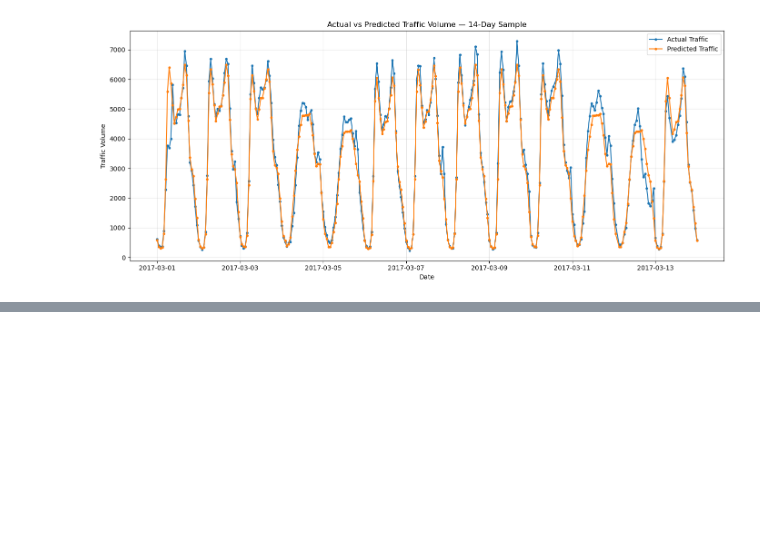
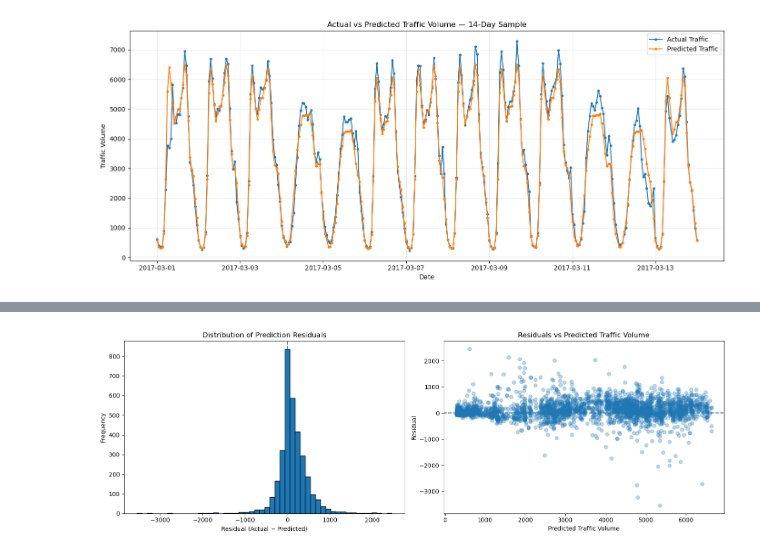
Before and after one commit to abhisarthak/traffic-volume-prediction-analysis, a Jupyter notebook: traffic_volume_prediction.ipynb, the cells around one changed output, grey strips where cells are left out. Cells and saved outputs as stored; diff of their text form; code cells hidden in the pictures; blank space fills up the shorter version.

```diff
--- a/traffic_volume_prediction.ipynb
+++ b/traffic_volume_prediction.ipynb
@@ -2173,0 +1745,6 @@ Name: error, dtype: float64
+# %%
+# Calculate residuals
+residuals = y_test_final.values - y_pred_final
+
+print("Residual Summary:")
+print(pd.Series(residuals).describe())
@@ -2173,0 +1762,27 @@ Name: error, dtype: float64
+# %%
+import matplotlib.pyplot as plt
+
+fig, axes = plt.subplots(1, 2, figsize=(15, 5))
+
+# 1. Residual Distribution
+axes[0].hist(residuals, bins=50, edgecolor="black")
+axes[0].axvline(0, linestyle="--")
+axes[0].set_title("Distribution of Prediction Residuals")
+axes[0].set_xlabel("Residual (Actual − Predicted)")
+axes[0].set_ylabel("Frequency")
+
+# 2. Residuals vs Predicted Values
+axes[1].scatter(
+    y_pred_final,
+    residuals,
+    alpha=0.3
+)
+axes[1].axhline(0, linestyle="--")
+axes[1].set_title("Residuals vs Predicted Traffic Volume")
+axes[1].set_xlabel("Predicted Traffic Volume")
+axes[1].set_ylabel("Residual")
+
+plt.tight_layout()
+plt.show()
+# %% [output]
+[figure, added]
```
Also changed, not shown: parts of 52 cells of this notebook.
